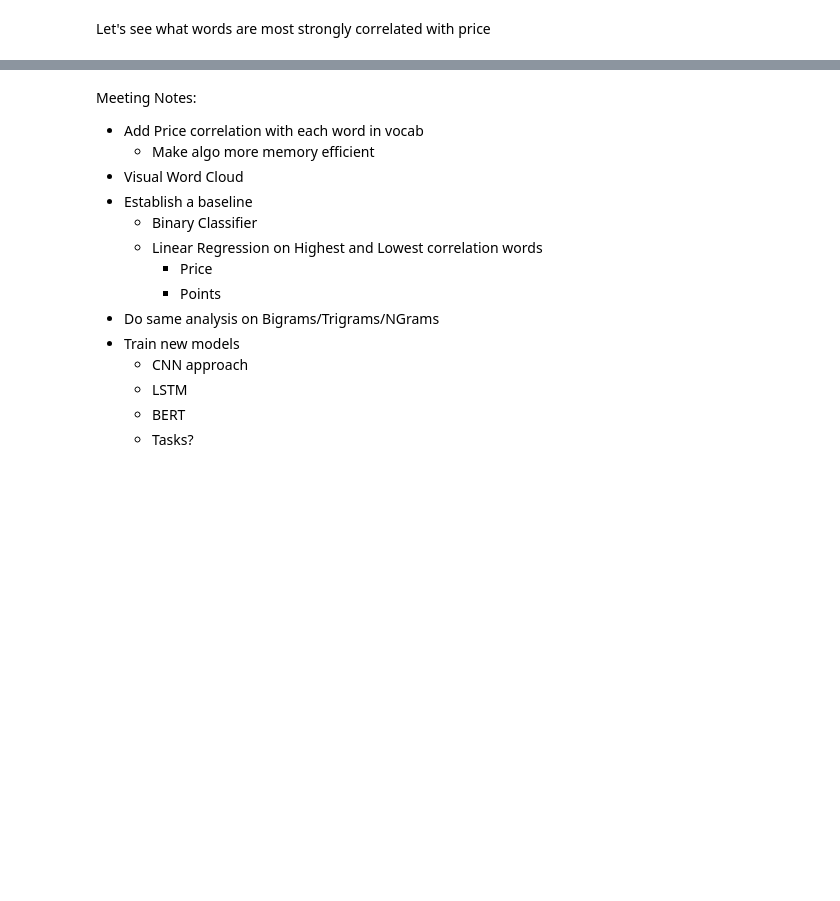
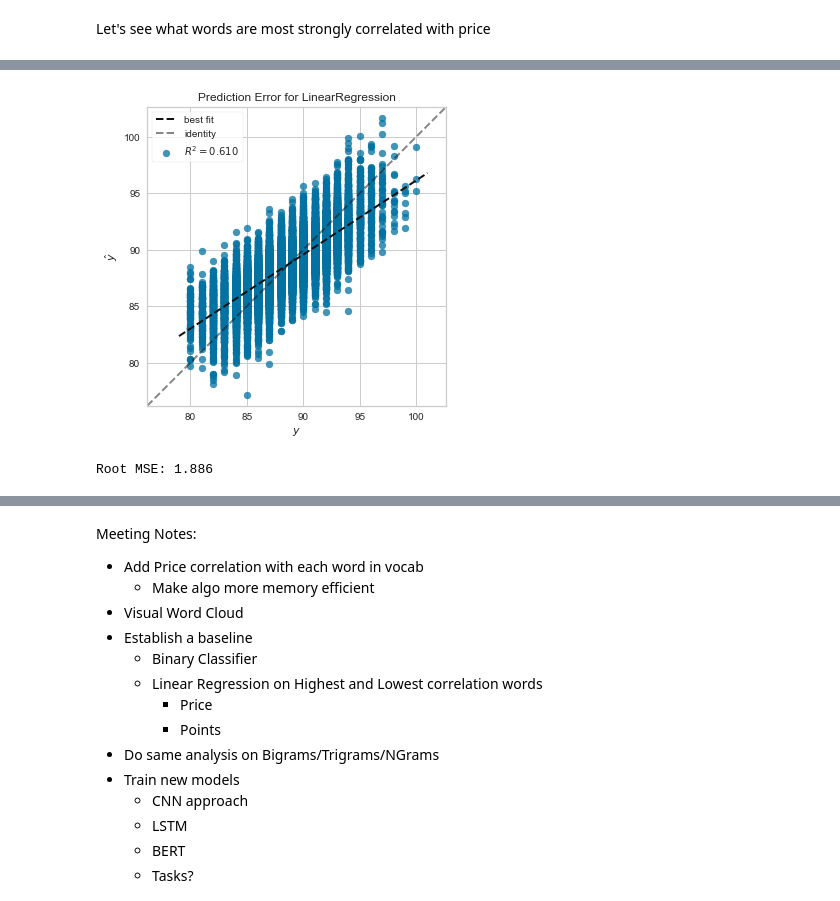
Before and after one commit to AustinDoolittle/WineReviewsNLP, a Jupyter notebook: EDA.ipynb, the cells around one changed output, grey strips where cells are left out. Saved outputs shown, nothing was run; the diff lists cells and outputs as text; code cells hidden in the pictures; blank space fills up the shorter version.

```diff
--- a/EDA.ipynb
+++ b/EDA.ipynb
@@ -371,0 +436,21 @@ NameError: name 'np' is not defined
+# %%
+def rmse(y_true, y_pred):
+    return math.sqrt(mse(y_true, y_pred))
+
+def train_and_show(model, x, y, x_dev, y_dev):
+    visualizer = PredictionError(model)
+
+    visualizer.fit(x, y)  # Fit the training data to the visualizer
+    visualizer.score(x_dev, y_dev)  # Evaluate the model on the test data
+    visualizer.poof()
+
+    y_pred = visualizer.estimator.predict(x_dev)
+    rmse_val = rmse(y_dev, y_pred)
+    print(f'Root MSE: {rmse_val:.3f}')
+
+X_score_dev = score_vec.transform(dev_df.description)
+
+train_and_show(LinearRegression(), X_score, train_df.points, X_score_dev, dev_df.points)
+# %% [output]
+[figure, added]
+Root MSE: 1.886
```
Also changed, not shown: parts of 16 cells of this notebook.
